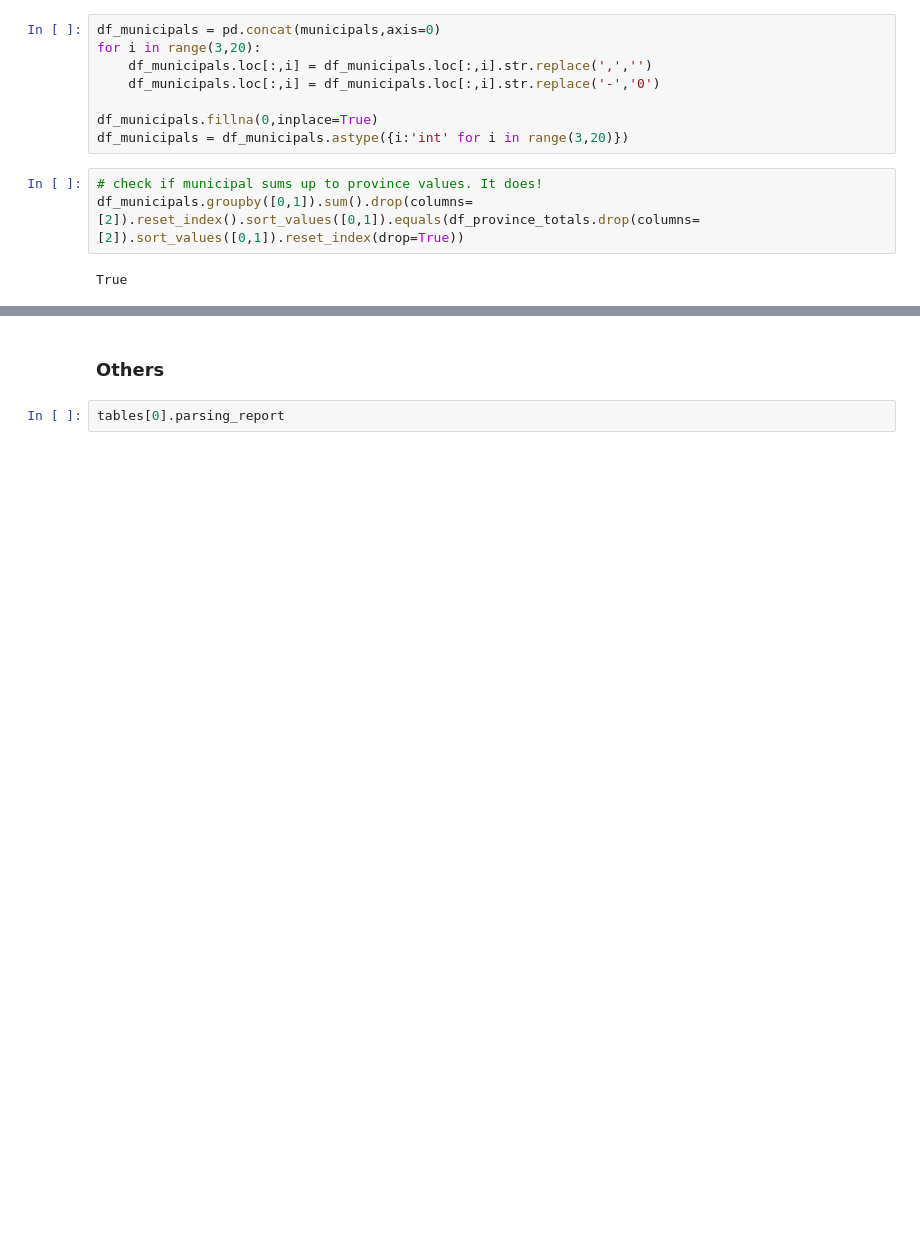
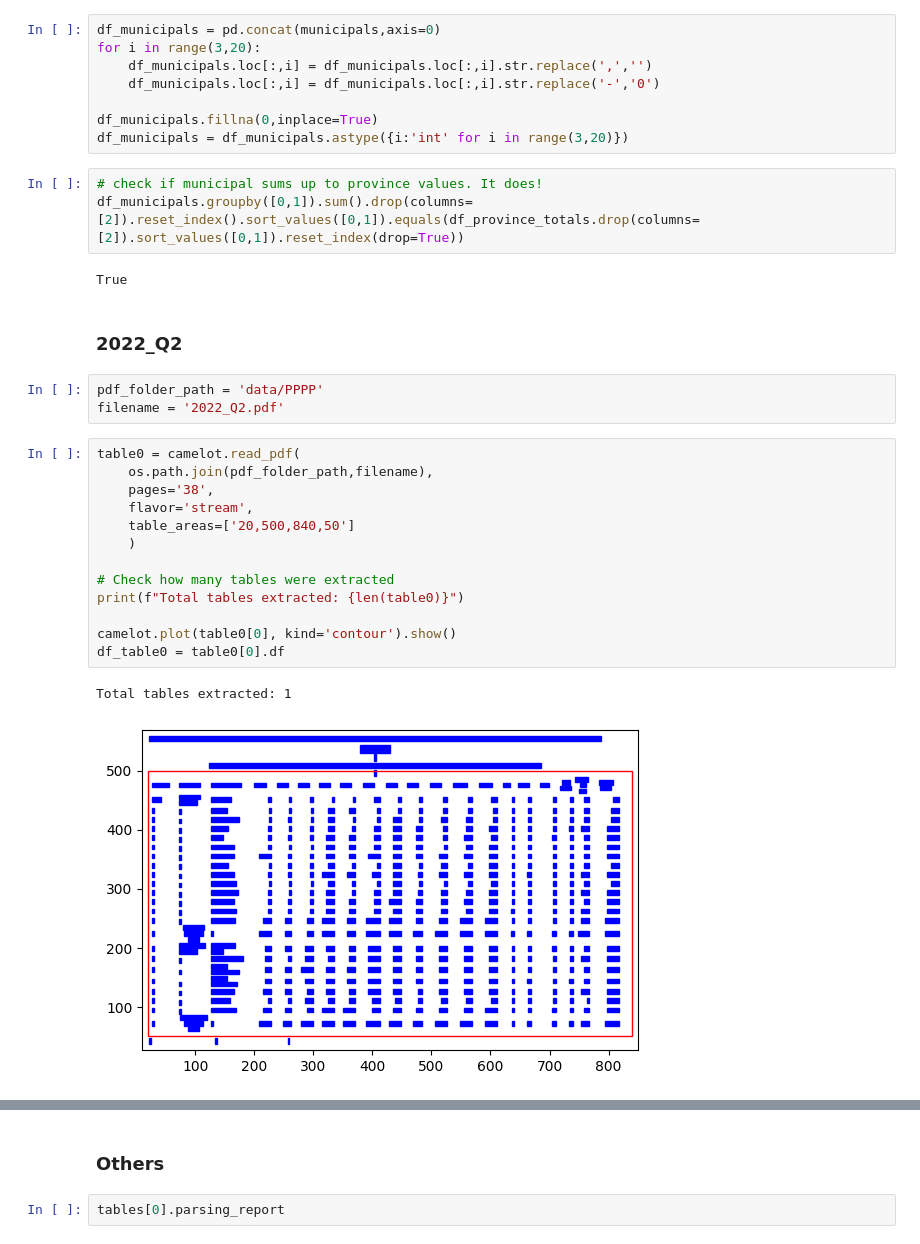
Before and after one commit to teofc111/poverty_mapping, a Jupyter notebook: pppp.ipynb, the cells around one changed output, grey strips where cells are left out. Cells and saved outputs as stored; diff of their text form; blank space fills up the shorter version.

Commit message:
Completed better version of table extraction using squeezing approach.

```diff
--- a/pppp.ipynb
+++ b/pppp.ipynb
@@ -301,3 +390,24 @@ df_municipals = df_municipals.astype({i:'int' for i in range(3,20)})
 df_municipals.groupby([0,1]).sum().drop(columns=[2]).reset_index().sort_values([0,1]).equals(df_province_totals.drop(columns=[2]).sort_values([0,1]).reset_index(drop=True))
 # %% [output]
 True
+# %% [markdown]
+### 2022_Q2
+# %%
+pdf_folder_path = 'data/PPPP'
+filename = '2022_Q2.pdf'
+# %%
+table0 = camelot.read_pdf(
+    os.path.join(pdf_folder_path,filename),
+    pages='38',
+    flavor='stream',
+    table_areas=['20,500,840,50']
+    )
+
+# Check how many tables were extracted
+print(f"Total tables extracted: {len(table0)}")
+
+camelot.plot(table0[0], kind='contour').show()
+df_table0 = table0[0].df
+# %% [output]
+Total tables extracted: 1
+[figure, added]
```
Also changed, not shown: parts of 28 cells of this notebook.
